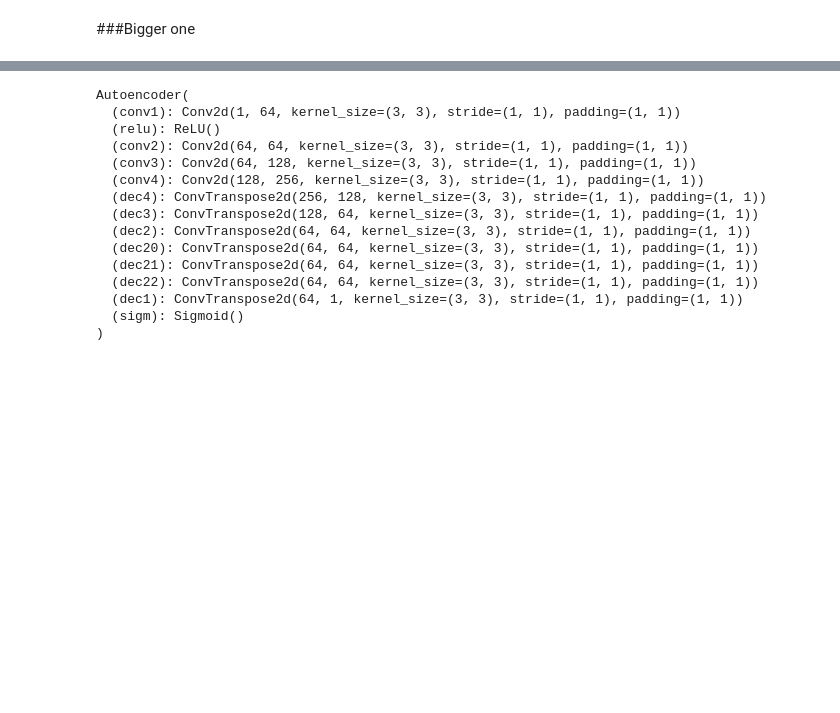
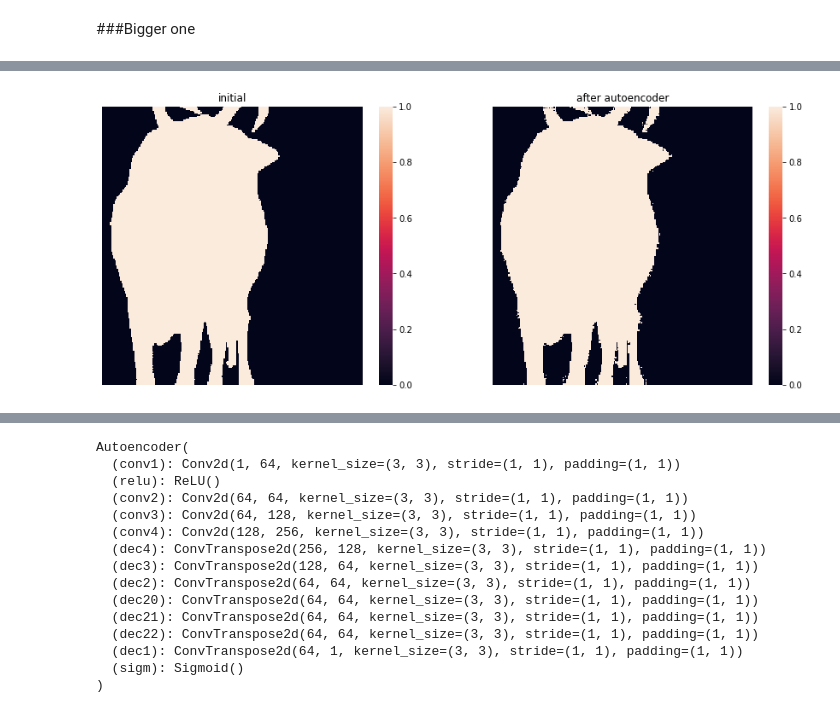
Before and after one commit to a-chubcheva/Instance_segmentation, a Jupyter notebook: Test.ipynb, the cells around one changed output, grey strips where cells are left out. Saved outputs shown, nothing was run; the diff lists cells and outputs as text; code cells hidden in the pictures; blank space fills up the shorter version.

```diff
--- a/Test.ipynb
+++ b/Test.ipynb
@@ -207,3 +223,32 @@ def train_autoencoder(model, criterion, optimizer, dataloader, num_epochs, epoch
 
   model.load_state_dict(best_model_wts)
   return model, loss_history
+# %%
+def test_model(model, dataloader, num_images=20):
+  test_index = [14618, 4059, 5305, 9112, 12972, 26415, 3559, 25365, 24997, 22541] #просто крупные объекты
+  for index in test_index:
+    img = dataloader.dataset[index]
+    init_img = img.squeeze().numpy()
+    img = Variable(img).to(device)
+    img_encoded = model(img.unsqueeze(0))
+    img_encoded = img_encoded.detach().cpu().squeeze().numpy()
+    neptune.log_image('encoded-masks', np.concatenate((init_img, img_encoded), axis=1)*255)
+
+  #draw one
+  fig = plt.figure(figsize=(15,6))
+  fig.add_subplot(1, 2, 1)
+  #index = np.random.randint(len(val_loader.dataset))
+  index = 12972
+  img = val_loader.dataset[index]
+  plt.title('initial')
+  plt.axis('off')
+  #plt.imshow(img.squeeze().numpy());
+  sns.heatmap(img.squeeze().numpy(), linewidth=0, xticklabels=False, yticklabels=False);
+
+  fig.add_subplot(1, 2, 2)
+  img = Variable(img).to(device)
+  img_encoded = conv_autoencoder(img.unsqueeze(0))
+  plt.title('after autoencoder')
+  plt.axis('off')
+  #plt.imshow(img_encoded.cpu().detach().numpy().squeeze());
+  sns.heatmap(img_encoded.detach().cpu().squeeze().numpy(), linewidth=0, xticklabels=False, yticklabels=False);
@@ -453,4 +526,8 @@ criterion = Loss(alpha=10, gamma=3)
 num_epochs = 5
 # %%
+neptune.create_experiment(name='conv1')
 conv_autoencoder, loss_history_ae = train_autoencoder(model, criterion, opt, train_loader, num_epochs, epoch_len=200)
+
+test_model(conv_autoencoder, val_loader)
+neptune.stop()
 # %% [output]
@@ -462,3 +540,4 @@ epoch [5/5], loss:-0.0653
+[figure, added]
 # %%
 plt.figure(figsize=(6,6))
 plt.title('conv autoencoder loss')
```
Also changed, not shown: parts of 29 cells of this notebook.
